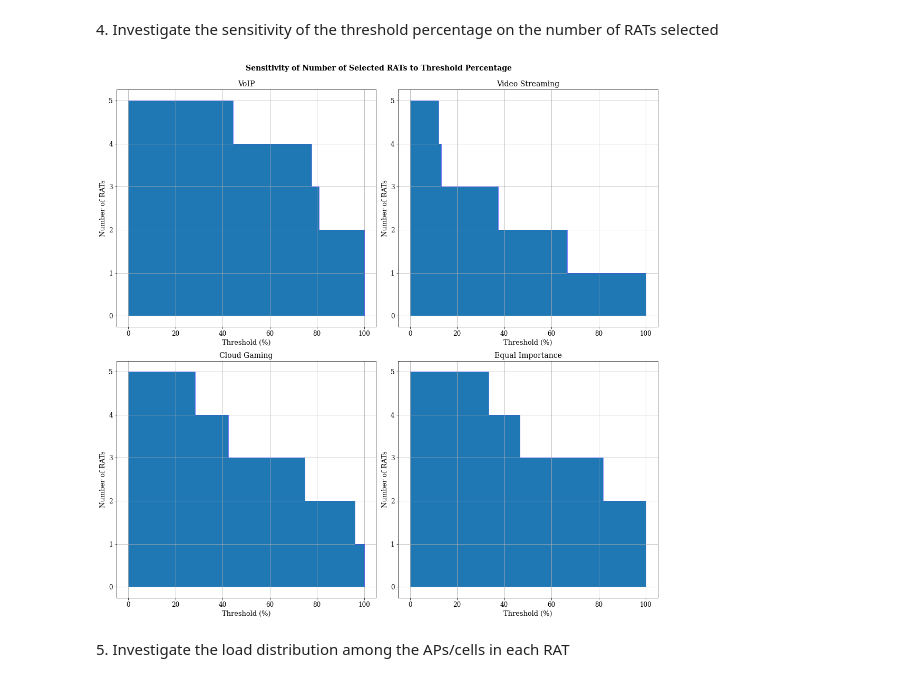
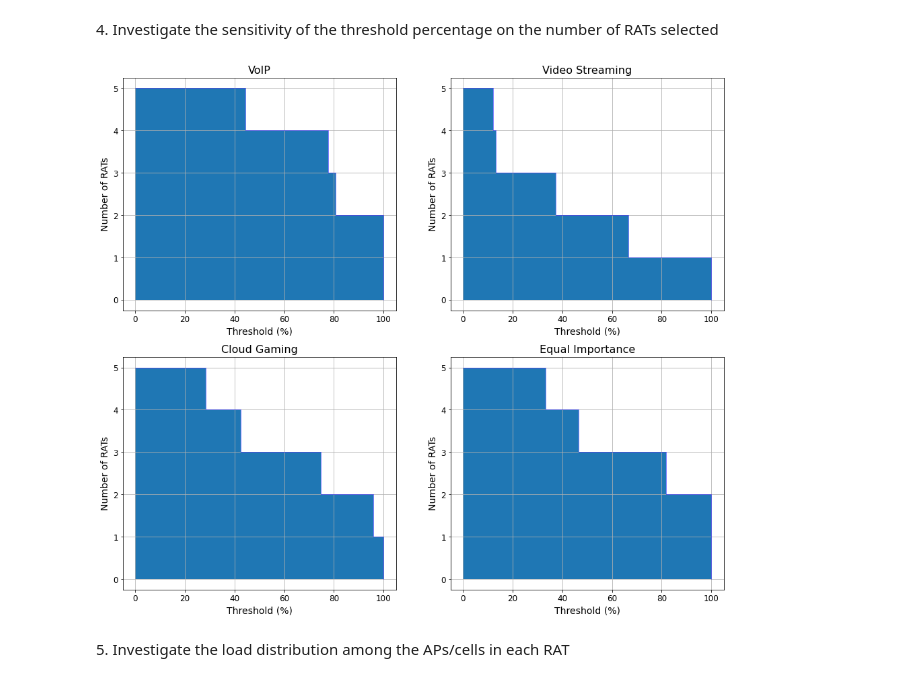
Before and after one commit to nkosinathintuli/hierarchical-NSA, a Jupyter notebook: hierarchical-nsa.ipynb, the cells around one changed output. Cells and saved outputs as stored; diff of their text form; code cells hidden in the pictures.

```diff
--- a/hierarchical-nsa.ipynb
+++ b/hierarchical-nsa.ipynb
@@ -656,8 +656,8 @@ for i in range(userprefs_weights.size):
         rat_scores[i][j] = computeMEW(norm_rat_dm, combined_weights) #
 # %%
 # Set up the plot
-fig, axs = plt.subplots(2, 2, figsize=(15, 15))
-fig.suptitle('Sensitivity of RAT Scores to Criterion Weight\n', fontsize=14, fontweight='bold')
+fig, axs = plt.subplots(2, 2, figsize=(16, 14))
+#fig.suptitle('Sensitivity of RAT Scores to Criterion Weight\n', fontsize=16)
 
 # Flatten the axs array for easier indexing
 axs = axs.flatten()
@@ -669,9 +669,9 @@ for i, criterion in enumerate(userpref_criteria):
     for j, rat in enumerate(RATs):
         ax.plot(weights, rat_scores[i, :, j], label=rat)
 
-    ax.set_title(f'{criterion}', fontsize=14)
-    ax.set_ylabel('RAT score', fontsize=13)
-    ax.set_xlabel('Weight', fontsize=13)
+    ax.set_title(f'{criterion}', fontsize=16)
+    ax.set_ylabel('RAT Score', fontsize=14)
+    ax.set_xlabel('Weight', fontsize=14)
 
 
     ax.tick_params(axis='both', labelsize=12)
@@ -679,18 +679,20 @@ for i, criterion in enumerate(userpref_criteria):
     ax.legend(fontsize=12)
     ax.grid(True)
 
+
+
 # Remove the unused subplot
 axs[3].remove()
 
 # Adjust layout and show the plot
-plt.tight_layout()
+#plt.tight_layout()
 
 # Save the figure
-# filename = 'fig_03_score_sensitivity.png'
-# plt.savefig(filename, dpi=300, bbox_inches='tight')
+filename = 'fig_03_score_sensitivity.png'
+plt.savefig(filename, dpi=300, bbox_inches='tight')
 
-# # Display the saved image
-# display(Image(filename=filename))
+# Display the saved image
+#display(Image(filename=filename))
 plt.show()
 # Close the figure to free up memory
 plt.close()
@@ -710,8 +712,8 @@ for i in range(percentage.size):
     no_select_rats[i] = filterRATs(rat_scores,percentage[i],RATs).shape[1]
 # %%
 # Create 2x2 subplots
-fig, axs = plt.subplots(2, 2, figsize=(15, 15))
-fig.suptitle('Sensitivity of Number of Selected RATs to Threshold Percentage\n', fontsize=14, fontweight='bold')
+fig, axs = plt.subplots(2, 2, figsize=(16, 14))
+#fig.suptitle('Sensitivity of Number of Selected RATs to Threshold Percentage\n', fontsize=15, fontweight='bold')
 
 # Flatten the axs array for easier indexing
 axs = axs.flatten()
@@ -726,42 +728,43 @@ for idx, service in enumerate(s):
     rat_scores = computeMEW(norm_rat_dm, weights)
 
     percentage = np.linspace(0, 1, 100)
     no_select_rats = np.zeros(percentage.size)
 
     for i in range(percentage.size):
         no_select_rats[i] = filterRATs(rat_scores, percentage[i], rat_scores).size
 
    # Create step-like data points
     x_steps = np.repeat(percentage, 2)[1:]
     y_steps = np.repeat(no_select_rats, 2)[:-1]
 
     # Add the first and last points to close the shape
     x_steps = np.concatenate(([0], x_steps, [1]))
     y_steps = np.concatenate(([no_select_rats[0]], y_steps, [0]))
 
-    axs[idx].tick_params(axis='both', which='major', labelsize=12)
+
 
     axs[idx].fill_between(x_steps*100, y_steps, step="pre" )
     axs[idx].plot(x_steps*100, y_steps, color='blue', linewidth=0.5, drawstyle='steps-post')
-    axs[idx].set_xlabel('Threshold (%)', fontsize=13)
-    axs[idx].set_ylabel('Number of RATs', fontsize=13)
-    axs[idx].set_title(f'{service}', fontsize=14)
+    axs[idx].set_title(f'{service}', fontsize=16)
+    axs[idx].set_ylabel('Number of RATs', fontsize=14)
+    axs[idx].set_xlabel('Threshold (%)', fontsize=14)
+    axs[idx].tick_params(axis='both', which='major', labelsize=12)
     axs[idx].grid(True)
 
 
-plt.tight_layout()
+#plt.tight_layout()
 
 # Save the figure
-# filename = 'fig_04_filter_sensitivity.png'
-# plt.savefig(filename, dpi=300, bbox_inches='tight')
+filename = 'fig_04_filter_sensitivity.png'
+plt.savefig(filename, dpi=300, bbox_inches='tight')
 
-# # Display the saved image
+# Display the saved image
 # display(Image(filename=filename))
 plt.show()
 # Close the figure to free up memory
 plt.close()
 # %% [output]
-[figure, old version]
+[figure, new version]
 # %% [markdown]
 5\. Investigate the load distribution among the APs/cells in each RAT
 # %%
```
Also changed, not shown: parts of 5 cells of this notebook, 1 other file.
